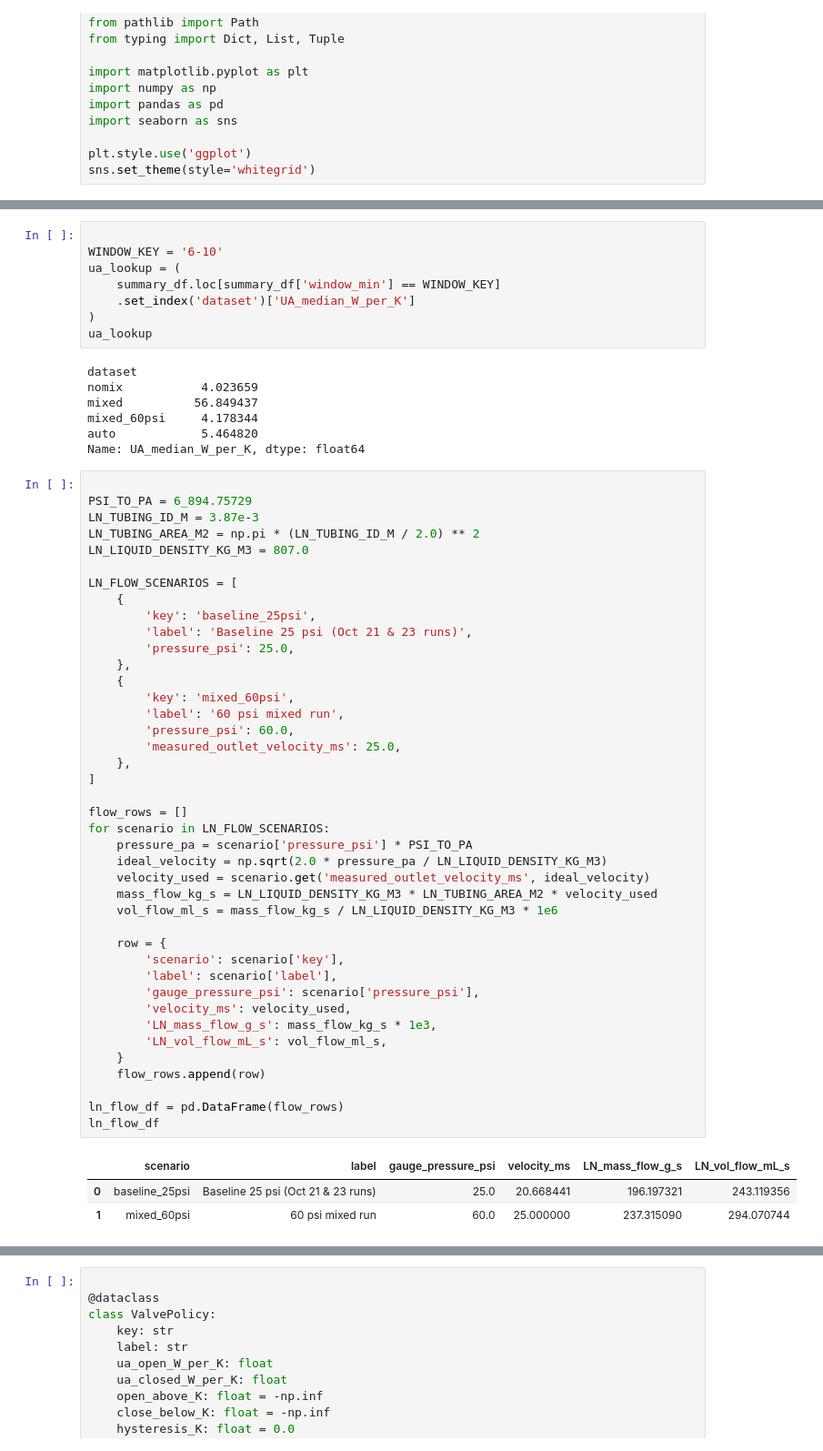
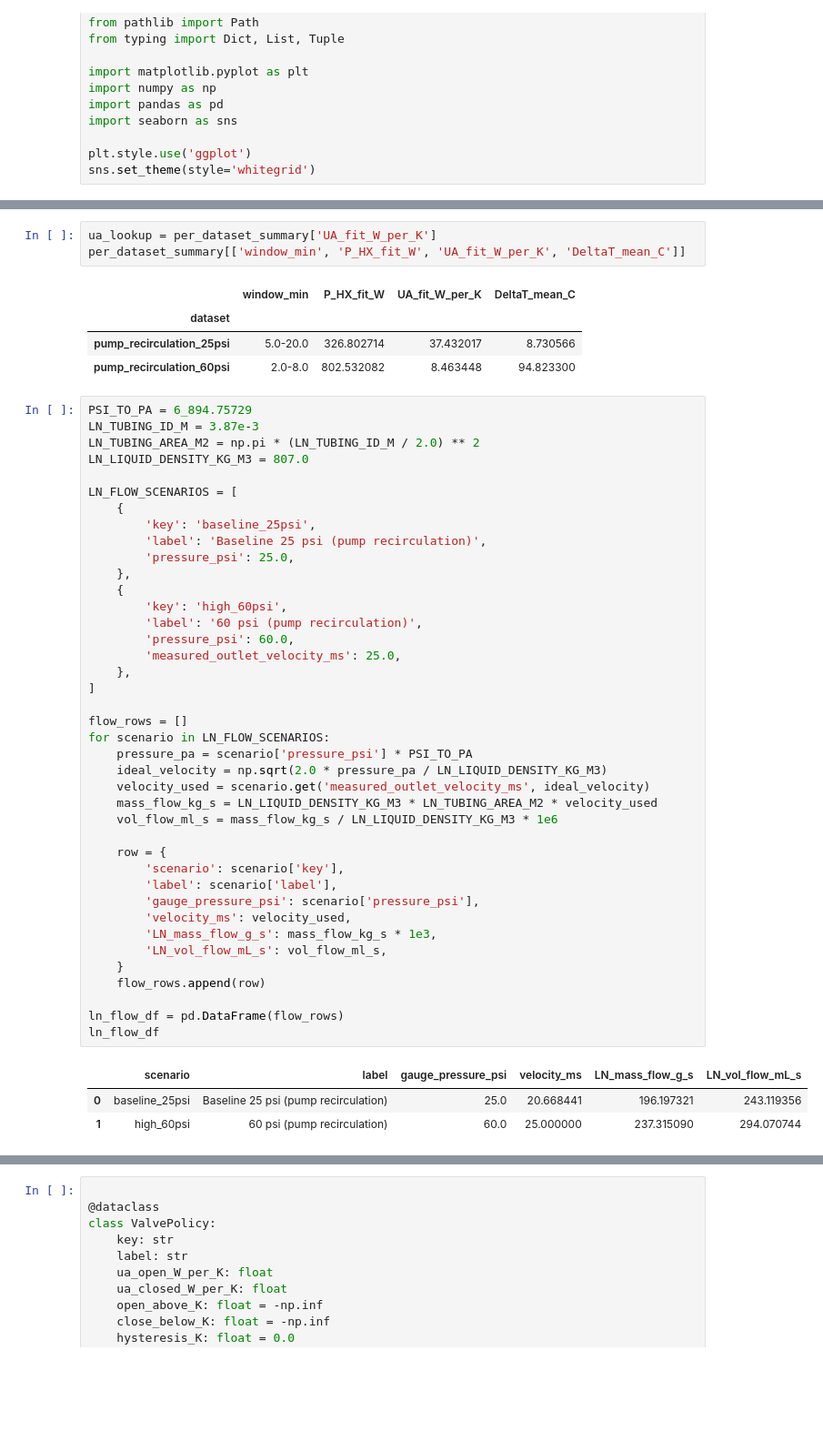
Before and after one commit to Pocar-Lab/hfe-system, a Jupyter notebook: analysis/notebooks/HFE_cooldown.ipynb, the cells around one changed output, grey strips where cells are left out. Shown: that part at 91% size. Saved outputs shown, nothing was run; the diff lists cells and outputs as text; blank space fills up the shorter version.

```diff
--- a/analysis/notebooks/HFE_cooldown.ipynb
+++ b/analysis/notebooks/HFE_cooldown.ipynb
@@ -94,20 +101,12 @@ summary_df
 # %%
-
-WINDOW_KEY = '6-10'
-ua_lookup = (
-    summary_df.loc[summary_df['window_min'] == WINDOW_KEY]
-    .set_index('dataset')['UA_median_W_per_K']
-)
-ua_lookup
+ua_lookup = per_dataset_summary['UA_fit_W_per_K']
+per_dataset_summary[['window_min', 'P_HX_fit_W', 'UA_fit_W_per_K', 'DeltaT_mean_C']]
 # %% [output]
-dataset
-nomix           4.023659
-mixed          56.849437
-mixed_60psi     4.178344
-auto            5.464820
-Name: UA_median_W_per_K, dtype: float64
+|  | window_min | P_HX_fit_W | UA_fit_W_per_K | DeltaT_mean_C |
+| dataset |  |  |  |  |
+| pump_recirculation_25psi | 5.0-20.0 | 326.802714 | 37.432017 | 8.730566 |
+| pump_recirculation_60psi | 2.0-8.0 | 802.532082 | 8.463448 | 94.823300 |
 # %%
-
 PSI_TO_PA = 6_894.75729
 LN_TUBING_ID_M = 3.87e-3
 LN_TUBING_AREA_M2 = np.pi * (LN_TUBING_ID_M / 2.0) ** 2
@@ -116,39 +115,39 @@ LN_LIQUID_DENSITY_KG_M3 = 807.0
 LN_FLOW_SCENARIOS = [
     {
         'key': 'baseline_25psi',
-        'label': 'Baseline 25 psi (Oct 21 & 23 runs)',
+        'label': 'Baseline 25 psi (pump recirculation)',
         'pressure_psi': 25.0,
     },
     {
-        'key': 'mixed_60psi',
-        'label': '60 psi mixed run',
+        'key': 'high_60psi',
+        'label': '60 psi (pump recirculation)',
         'pressure_psi': 60.0,
         'measured_outlet_velocity_ms': 25.0,
     },
 ]
 
 flow_rows = []
 for scenario in LN_FLOW_SCENARIOS:
     pressure_pa = scenario['pressure_psi'] * PSI_TO_PA
     ideal_velocity = np.sqrt(2.0 * pressure_pa / LN_LIQUID_DENSITY_KG_M3)
     velocity_used = scenario.get('measured_outlet_velocity_ms', ideal_velocity)
     mass_flow_kg_s = LN_LIQUID_DENSITY_KG_M3 * LN_TUBING_AREA_M2 * velocity_used
     vol_flow_ml_s = mass_flow_kg_s / LN_LIQUID_DENSITY_KG_M3 * 1e6
 
     row = {
         'scenario': scenario['key'],
         'label': scenario['label'],
         'gauge_pressure_psi': scenario['pressure_psi'],
         'velocity_ms': velocity_used,
         'LN_mass_flow_g_s': mass_flow_kg_s * 1e3,
         'LN_vol_flow_mL_s': vol_flow_ml_s,
     }
     flow_rows.append(row)
 
 ln_flow_df = pd.DataFrame(flow_rows)
 ln_flow_df
 # %% [output]
 |  | scenario | label | gauge_pressure_psi | velocity_ms | LN_mass_flow_g_s | LN_vol_flow_mL_s |
-| 0 | baseline_25psi | Baseline 25 psi (Oct 21 & 23 runs) | 25.0 | 20.668441 | 196.197321 | 243.119356 |
-| 1 | mixed_60psi | 60 psi mixed run | 60.0 | 25.000000 | 237.315090 | 294.070744 |
+| 0 | baseline_25psi | Baseline 25 psi (pump recirculation) | 25.0 | 20.668441 | 196.197321 | 243.119356 |
+| 1 | high_60psi | 60 psi (pump recirculation) | 60.0 | 25.000000 | 237.315090 | 294.070744 |
 # %%
```
Also changed, not shown: parts of 11 cells of this notebook, 10 other files.
